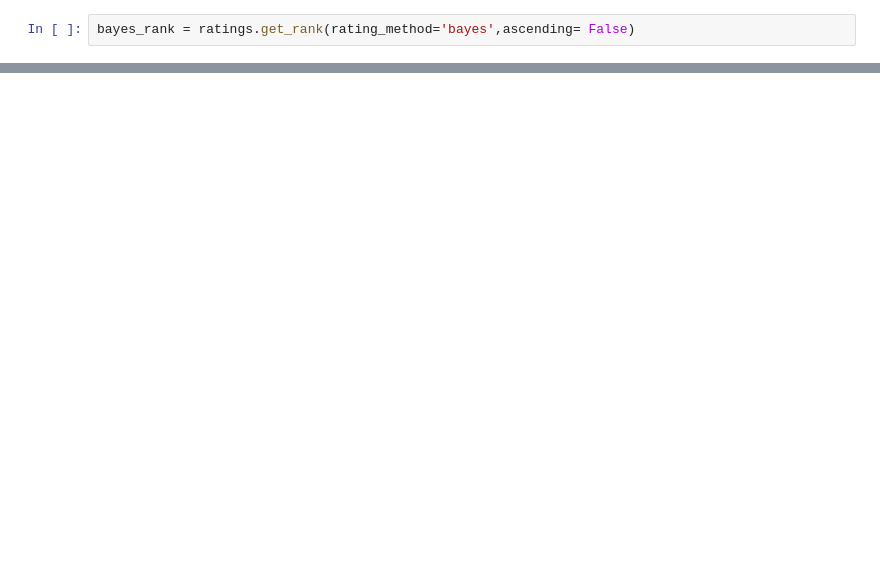
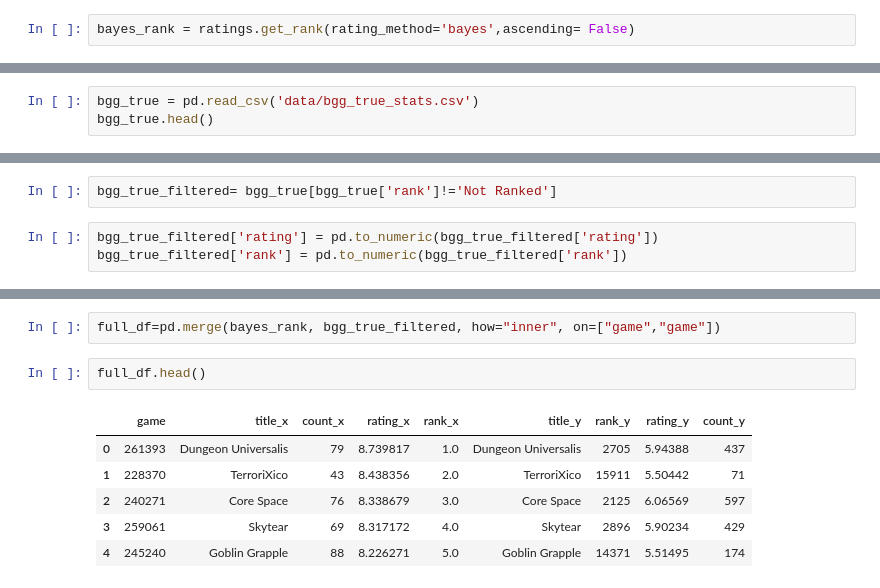
Before and after one commit to Praiban/Boardgamegeek, a Jupyter notebook: ItemRank.ipynb, the cells around one changed output, grey strips where cells are left out. Saved outputs shown, nothing was run; the diff lists cells and outputs as text; blank space fills up the shorter version.

```diff
--- a/ItemRank.ipynb
+++ b/ItemRank.ipynb
@@ -104,0 +158,3 @@ bayes_rank.head()
+# %%
+bgg_true = pd.read_csv('data/bgg_true_stats.csv')
+bgg_true.head()
@@ -104,0 +168,5 @@ bayes_rank.head()
+# %%
+bgg_true_filtered= bgg_true[bgg_true['rank']!='Not Ranked']
+# %%
+bgg_true_filtered['rating'] = pd.to_numeric(bgg_true_filtered['rating'])
+bgg_true_filtered['rank'] = pd.to_numeric(bgg_true_filtered['rank'])
@@ -104,0 +192,11 @@ bayes_rank.head()
+# %%
+full_df=pd.merge(bayes_rank, bgg_true_filtered, how="inner", on=["game","game"])
+# %%
+full_df.head()
+# %% [output]
+|  | game | title_x | count_x | rating_x | rank_x | title_y | rank_y | rating_y | count_y |
+| 0 | 261393 | Dungeon Universalis | 79 | 8.739817 | 1.0 | Dungeon Universalis | 2705 | 5.94388 | 437 |
+| 1 | 228370 | TerroriXico | 43 | 8.438356 | 2.0 | TerroriXico | 15911 | 5.50442 | 71 |
+| 2 | 240271 | Core Space | 76 | 8.338679 | 3.0 | Core Space | 2125 | 6.06569 | 597 |
+| 3 | 259061 | Skytear | 69 | 8.317172 | 4.0 | Skytear | 2896 | 5.90234 | 429 |
+| 4 | 245240 | Goblin Grapple | 88 | 8.226271 | 5.0 | Goblin Grapple | 14371 | 5.51495 | 174 |
```
Also changed, not shown: parts of 12 cells of this notebook, 1 other file.
